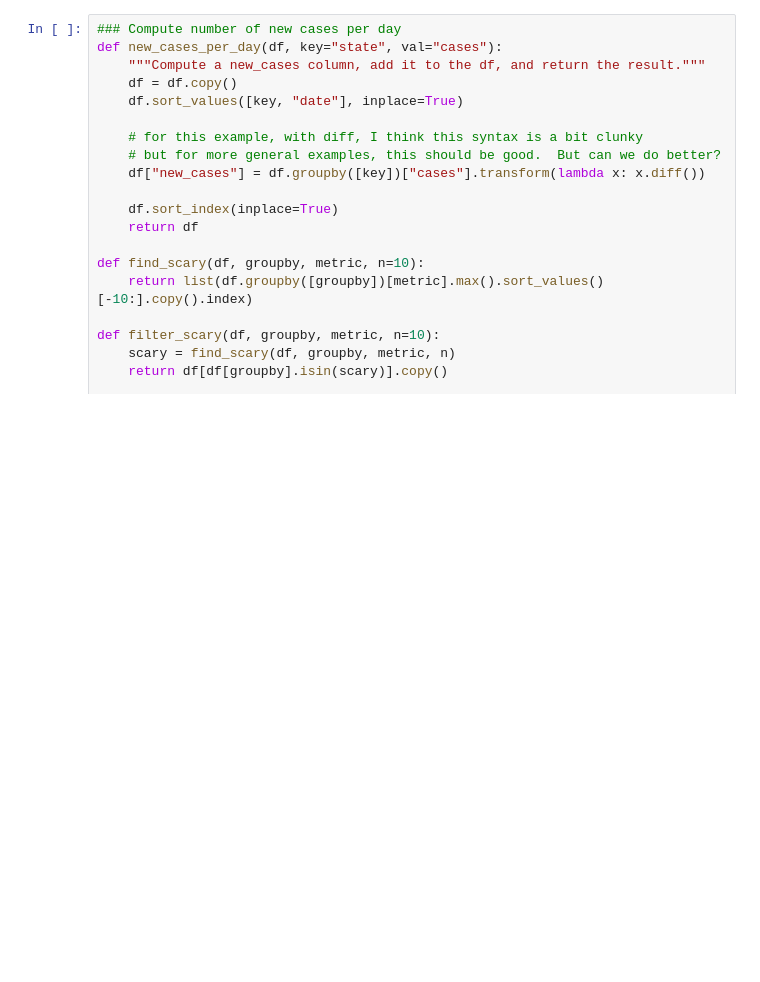
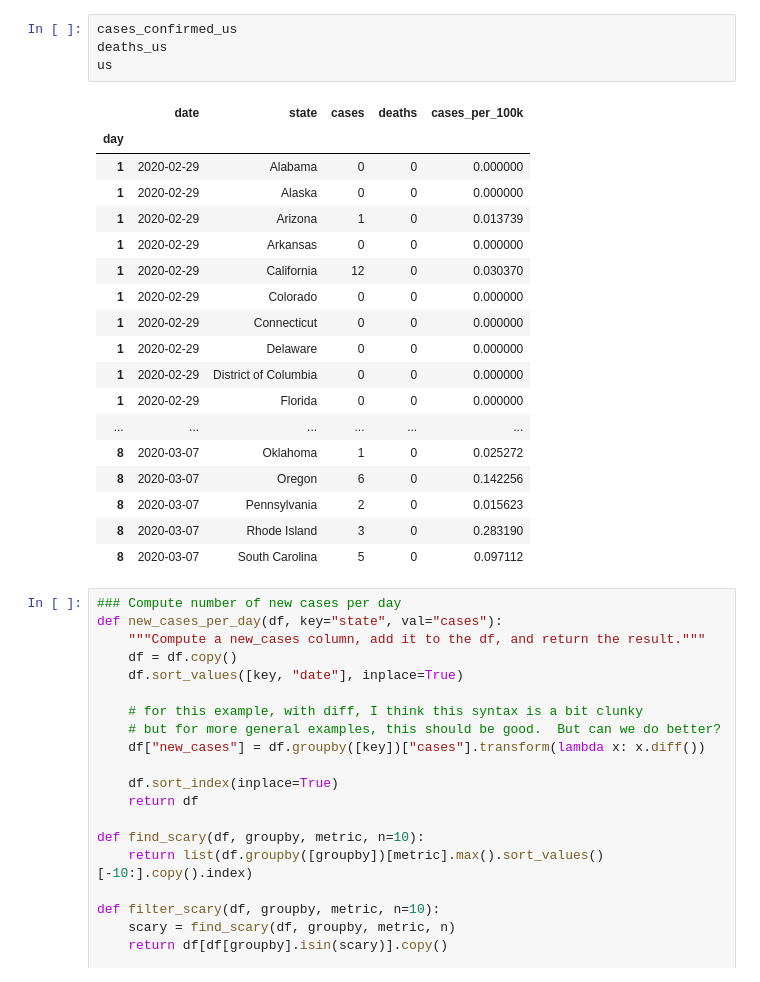
Before and after one commit to mvanmidd/covid, a Jupyter notebook: covid_plots.ipynb, the cells around one changed output. Drawn from its saved outputs; the diff is of its cells as text; blank space fills up the shorter version.

```diff
--- a/covid_plots.ipynb
+++ b/covid_plots.ipynb
@@ -152,6 +203,29 @@ glob = glob.reset_index().set_index("day")
 glob["cases_per_100k"] = glob.apply(
     lambda c: float(c.cases) * 100000 / globpops.get(c.country, 100000000), axis=1
 )
+# %%
+cases_confirmed_us
+deaths_us
+us
+# %% [output]
+|  | date | state | cases | deaths | cases_per_100k |
+| day |  |  |  |  |  |
+| 1 | 2020-02-29 | Alabama | 0 | 0 | 0.000000 |
+| 1 | 2020-02-29 | Alaska | 0 | 0 | 0.000000 |
+| 1 | 2020-02-29 | Arizona | 1 | 0 | 0.013739 |
+| 1 | 2020-02-29 | Arkansas | 0 | 0 | 0.000000 |
+| 1 | 2020-02-29 | California | 12 | 0 | 0.030370 |
+| 1 | 2020-02-29 | Colorado | 0 | 0 | 0.000000 |
+| 1 | 2020-02-29 | Connecticut | 0 | 0 | 0.000000 |
+| 1 | 2020-02-29 | Delaware | 0 | 0 | 0.000000 |
+| 1 | 2020-02-29 | District of Columbia | 0 | 0 | 0.000000 |
+| 1 | 2020-02-29 | Florida | 0 | 0 | 0.000000 |
+| ... | ... | ... | ... | ... | ... |
+| 8 | 2020-03-07 | Oklahoma | 1 | 0 | 0.025272 |
+| 8 | 2020-03-07 | Oregon | 6 | 0 | 0.142256 |
+| 8 | 2020-03-07 | Pennsylvania | 2 | 0 | 0.015623 |
+| 8 | 2020-03-07 | Rhode Island | 3 | 0 | 0.283190 |
+| 8 | 2020-03-07 | South Carolina | 5 | 0 | 0.097112 |
 # %%
 ### Compute number of new cases per day
 def new_cases_per_day(df, key="state", val="cases"):
```
Also changed, not shown: parts of 5 cells of this notebook, 3 other files.
